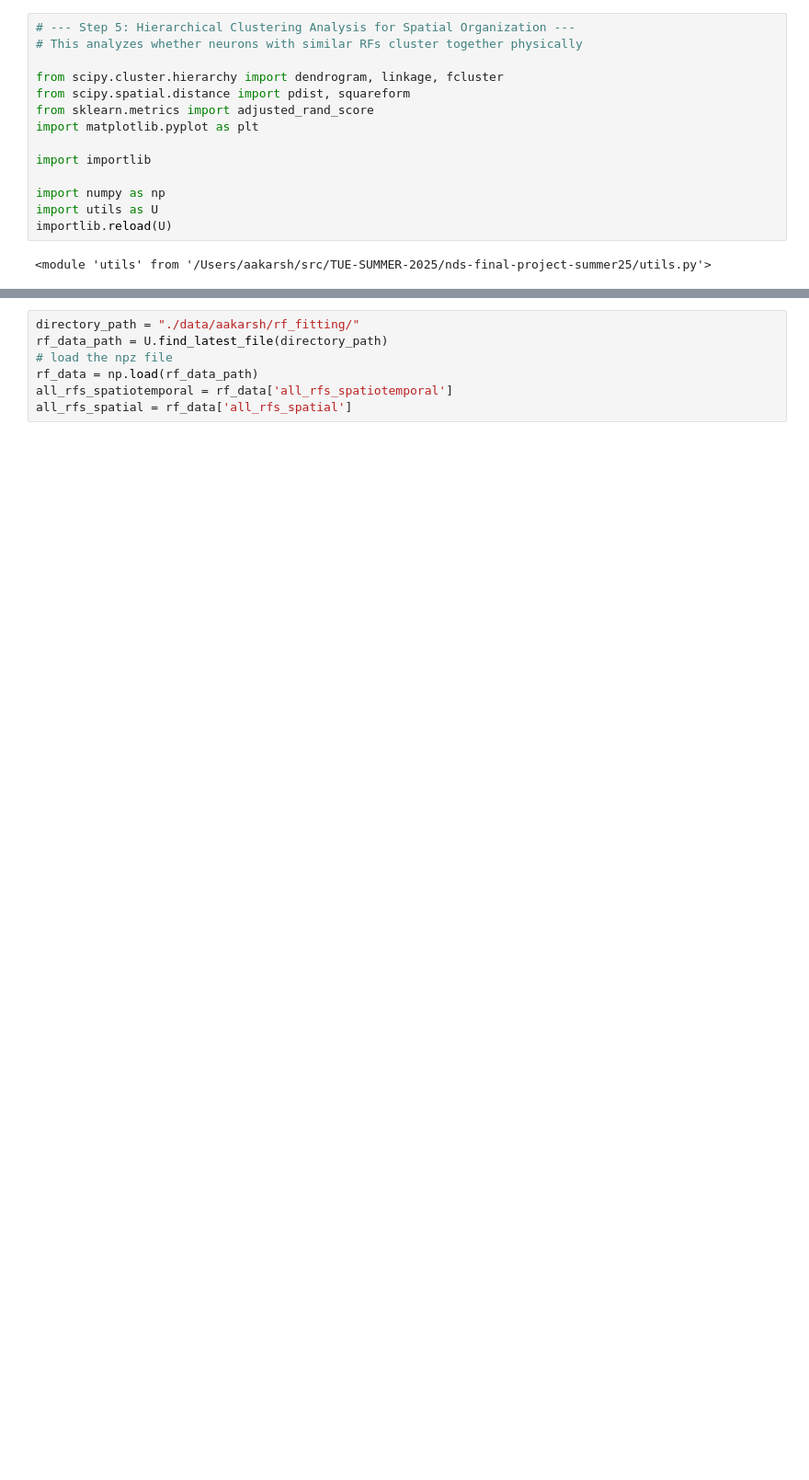
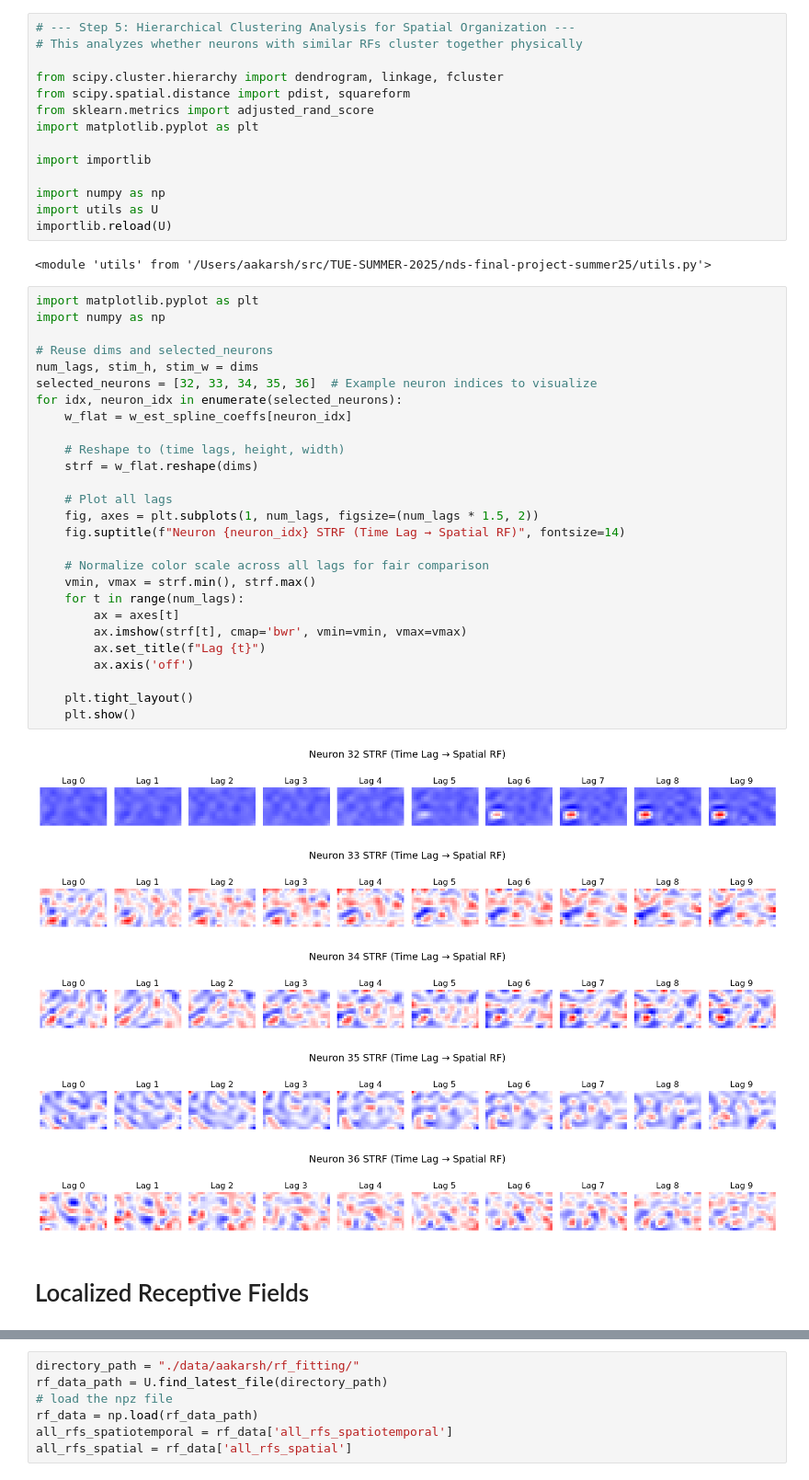
Before and after one commit to ak-andreas/nds-final-project-summer25, a Jupyter notebook: 04-statistical-testing.ipynb, the cells around one changed output, grey strips where cells are left out. Shown at 92% size. Saved outputs shown, nothing was run; the diff lists cells and outputs as text; blank space fills up the shorter version.

```diff
--- a/04-statistical-testing.ipynb
+++ b/04-statistical-testing.ipynb
@@ -14,3 +54,38 @@ import utils as U
 importlib.reload(U)
 # %% [output]
 <module 'utils' from '/Users/aakarsh/src/TUE-SUMMER-2025/nds-final-project-summer25/utils.py'>
+# %%
+import matplotlib.pyplot as plt
+import numpy as np
+
+# Reuse dims and selected_neurons
+num_lags, stim_h, stim_w = dims
+selected_neurons = [32, 33, 34, 35, 36]  # Example neuron indices to visualize
+for idx, neuron_idx in enumerate(selected_neurons):
+    w_flat = w_est_spline_coeffs[neuron_idx]
+
+    # Reshape to (time lags, height, width)
+    strf = w_flat.reshape(dims)
+
+    # Plot all lags
+    fig, axes = plt.subplots(1, num_lags, figsize=(num_lags * 1.5, 2))
+    fig.suptitle(f"Neuron {neuron_idx} STRF (Time Lag → Spatial RF)", fontsize=14)
+
+    # Normalize color scale across all lags for fair comparison
+    vmin, vmax = strf.min(), strf.max()
+    for t in range(num_lags):
+        ax = axes[t]
+        ax.imshow(strf[t], cmap='bwr', vmin=vmin, vmax=vmax)
+        ax.set_title(f"Lag {t}")
+        ax.axis('off')
+
+    plt.tight_layout()
+    plt.show()
+# %% [output]
+[figure, added]
+[figure, added]
+[figure, added]
+[figure, added]
+[figure, added]
+# %% [markdown]
+# Localized Receptive Fields
```
Also changed, not shown: parts of 10 cells of this notebook, 1 other file.
